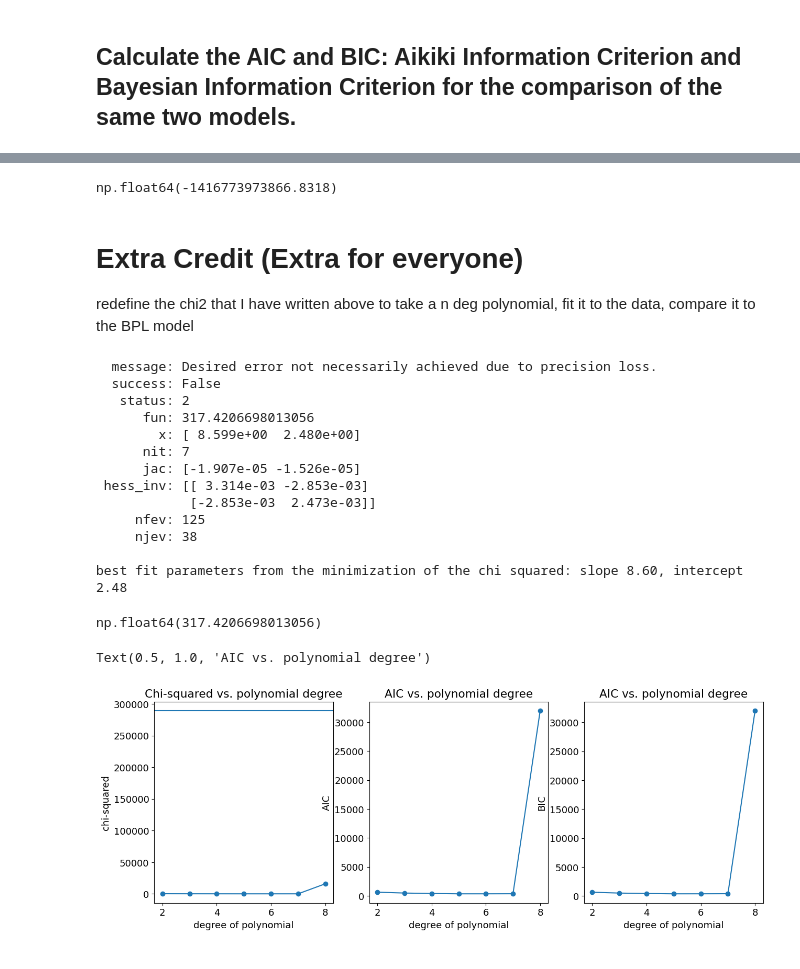
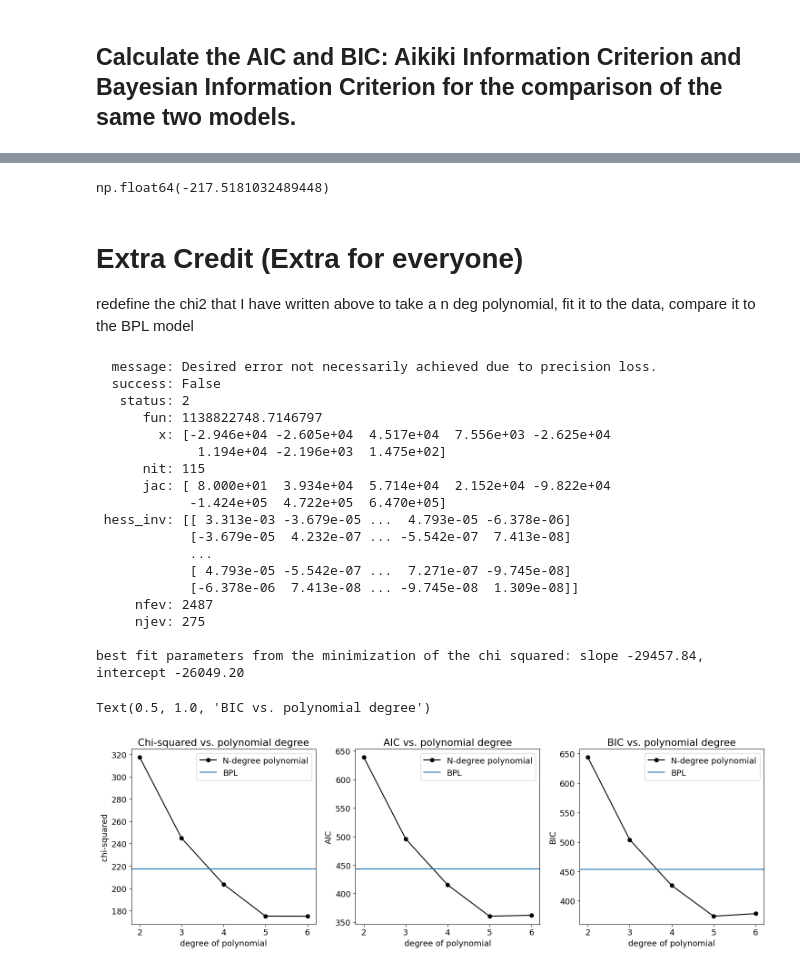
Before and after one commit to mnilsson8/DSPS_mNilsson, a Jupyter notebook: HW6/Second_Half_fitlinetogrbafterglow_mcmc_instructions_dsps25.ipynb, the cells around one changed output, grey strips where cells are left out. Drawn from its saved outputs; the diff is of its cells as text; code cells hidden in the pictures.

```diff
--- a/HW6/Second_Half_fitlinetogrbafterglow_mcmc_instructions_dsps25.ipynb
+++ b/HW6/Second_Half_fitlinetogrbafterglow_mcmc_instructions_dsps25.ipynb
@@ -935,7 +926,7 @@ np.float64(-317.42269657359503)
 # %%
-log_likelihood(mcmc_line[:,1], t, y, s)
+log_likelihood_bpl(mcmc[:,1], t, y, s)
 # %% [output]
-np.float64(-1416773973866.8318)
+np.float64(-217.5181032489448)
 # %% [markdown]
 # Extra Credit (Extra for everyone)
  redefine the chi2 that I have written above to take a n deg polynomial, fit it to the data, compare it to the BPL model
@@ -954,7 +945,7 @@ x = grbAGnouplim.logtime.values
 y = grbAGnouplim.mag.values
 s = grbAGnouplim.magerr.values
 
-initialGuess = 8, 2
+initialGuess = 0, 0, 0, 0, 0, 0, 8, 2
 
 chi2Solution = minimize(chi2_polyfit, initialGuess, args=(x, y, s))
 print(chi2Solution)
@@ -965,57 +956,66 @@ print("best fit parameters from the minimization of the chi squared: " +
   message: Desired error not necessarily achieved due to precision loss.
   success: False
    status: 2
-      fun: 317.4206698013056
-        x: [ 8.599e+00  2.480e+00]
-      nit: 7
-      jac: [-1.907e-05 -1.526e-05]
- hess_inv: [[ 3.314e-03 -2.853e-03]
-            [-2.853e-03  2.473e-03]]
-     nfev: 125
-     njev: 38
+      fun: 1138822748.7146797
+        x: [-2.946e+04 -2.605e+04  4.517e+04  7.556e+03 -2.625e+04
+             1.194e+04 -2.196e+03  1.475e+02]
+      nit: 115
+      jac: [ 8.000e+01  3.934e+04  5.714e+04  2.152e+04 -9.822e+04
+            -1.424e+05  4.722e+05  6.470e+05]
+ hess_inv: [[ 3.313e-03 -3.679e-05 ...  4.793e-05 -6.378e-06]
+            [-3.679e-05  4.232e-07 ... -5.542e-07  7.413e-08]
+            ...
+            [ 4.793e-05 -5.542e-07 ...  7.271e-07 -9.745e-08]
+            [-6.378e-06  7.413e-08 ... -9.745e-08  1.309e-08]]
+     nfev: 2487
+     njev: 275
 
-best fit parameters from the minimization of the chi squared: slope 8.60, intercept 2.48
+best fit parameters from the minimization of the chi squared: slope -29457.84, intercept -26049.20
-# %%
-chi2Solution.fun
-# %% [output]
-np.float64(317.4206698013056)
 # %%
-fig, axes = pl.subplots(1, 3, figsize=(15, 5))
+fig, axes = pl.subplots(1, 3, figsize=(15, 5), layout="tight")
 
-max_degree = 8
+max_degree = 6
 min_degree = 2
 
 chi_squares = []
 AICs = []
 BICs = []
 degrees = [i for i in range(min_degree, max_degree+1)]
 
 for i in range(min_degree, max_degree+1):
-  initial_guess = [1]*i
+  initial_guess = [0]*i
+  initial_guess[-1] = 2
+  if i >1:
+    initial_guess[-2] = 8
   chi2Solution = minimize(chi2_polyfit, initial_guess, args=(x, y, s))
   chi_squares.append(chi2Solution.fun)
   AICs.append(aic(x, -chi2Solution.fun, i))
   BICs.append(bic(x, -chi2Solution.fun, i))
 
-bpl_chi = -log_likelihood_bpl(mcmc[:,1], x, y, s)
-bpl_aic = aic(x, log_likelihood_bpl(mcmc[:,1], x, y, s), 4)
-bpl_bic = bic(x, log_likelihood_bpl(mcmc[:,1], x, y, s), 4)
+bpl_chi = -log_likelihood_bpl(mcmc[:,1], t, y, s)
+bpl_aic = aic(x, log_likelihood_bpl(mcmc[:,1], t, y, s), 4)
+bpl_bic = bic(x, log_likelihood_bpl(mcmc[:,1], t, y, s), 4)
 
-axes[0].plot(degrees, chi_squares, 'o-')
-axes[0].axhline(y = bpl_chi)
+axes[0].plot(degrees, chi_squares, 'o-', c = 'k', label = "N-degree polynomial")
+axes[0].axhline(y = bpl_chi, label = r"BPL")
 axes[0].set_xlabel('degree of polynomial')
 axes[0].set_ylabel('chi-squared')
+axes[0].legend()
 axes[0].set_title('Chi-squared vs. polynomial degree')
 
-axes[1].plot(degrees, AICs, 'o-')
+axes[1].plot(degrees, AICs, 'o-', c = 'k', label = "N-degree polynomial")
+axes[1].axhline(y = bpl_aic, label = r"BPL")
 axes[1].set_xlabel('degree of polynomial')
 axes[1].set_ylabel('AIC')
+axes[1].legend()
 axes[1].set_title('AIC vs. polynomial degree')
 
-axes[2].plot(degrees, BICs, 'o-')
+axes[2].plot(degrees, BICs, 'o-', c = 'k', label = "N-degree polynomial")
+axes[2].axhline(y = bpl_bic, label = r"BPL")
 axes[2].set_xlabel('degree of polynomial')
 axes[2].set_ylabel('BIC')
-axes[2].set_title('AIC vs. polynomial degree')
+axes[2].legend()
+axes[2].set_title('BIC vs. polynomial degree')
 # %% [output]
-Text(0.5, 1.0, 'AIC vs. polynomial degree')
+Text(0.5, 1.0, 'BIC vs. polynomial degree')
-[figure, old version]
+[figure, new version]
```
Also changed, not shown: parts of 22 cells of this notebook.
